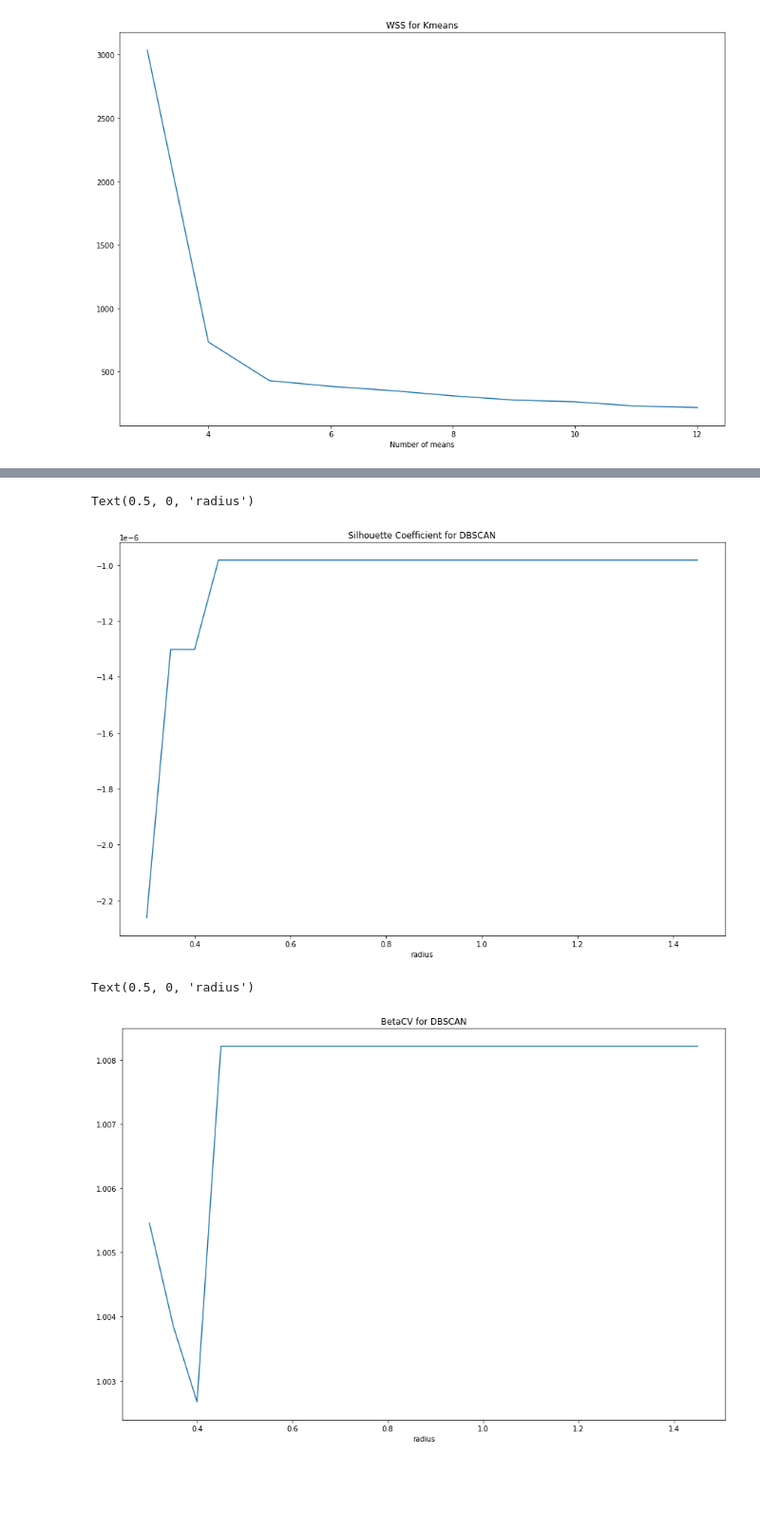
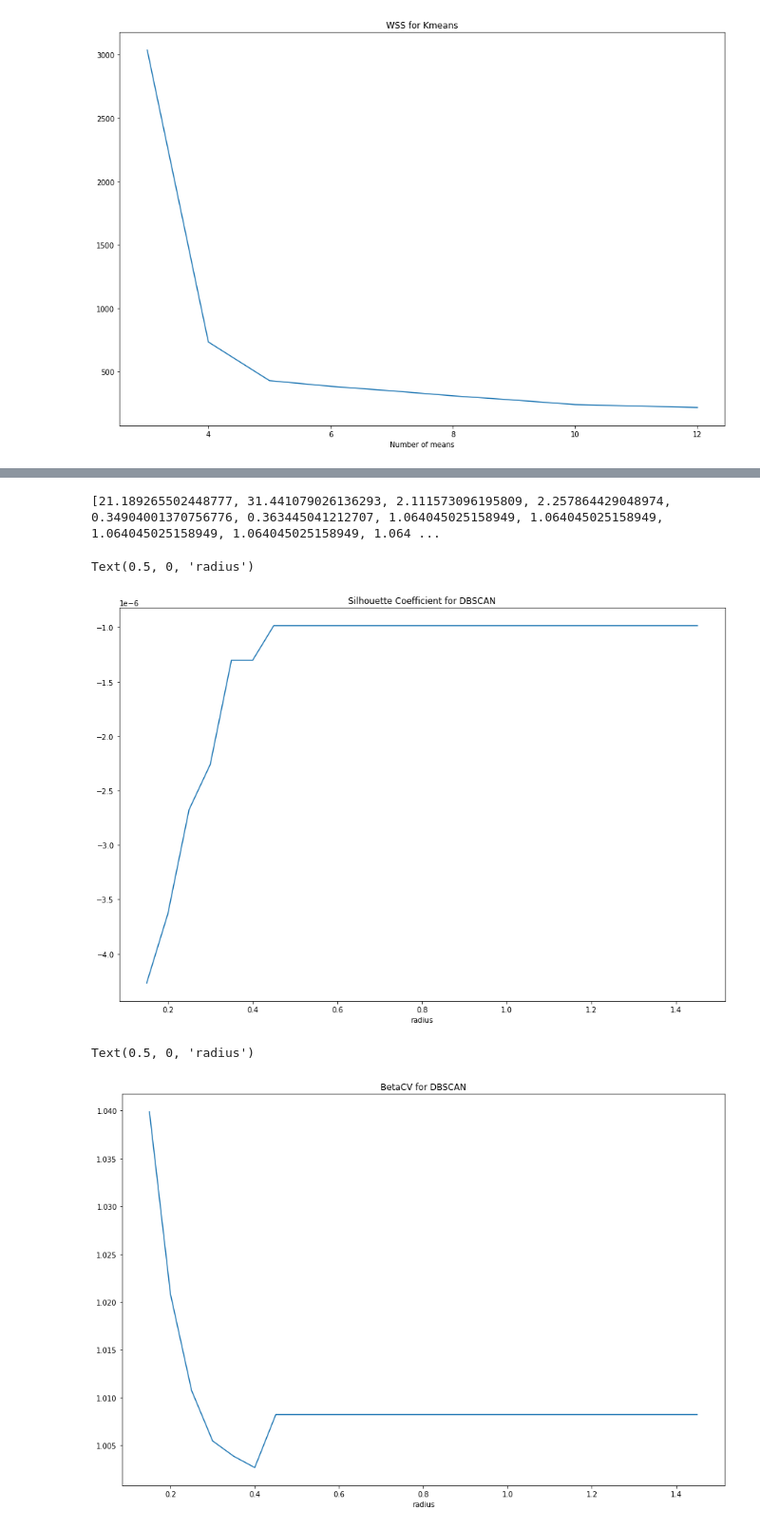
Before and after one commit to ayeletdabush/datascience, a Jupyter notebook: ClusteringEXC.ipynb, the cells around one changed output, grey strips where cells are left out. Shown at 95% size. Saved outputs shown, nothing was run; the diff lists cells and outputs as text; code cells hidden in the pictures; blank space fills up the shorter version.

```diff
--- a/ClusteringEXC.ipynb
+++ b/ClusteringEXC.ipynb
@@ -242,10 +202,21 @@ def WSS(df, cluster_idx, centroids):
+# %%
+# Calculating the centroids of clustering
+def calc_centroids(cluster_idx, df):
+    centroids = list()
+    for cluster in cluster_idx.keys():
+        center = 0
+        for point in cluster_idx[cluster]:
+            center += df.iloc[point].values
+        centroids.append(center / len(cluster_idx[cluster]))
+    return np.array(centroids)
 # %%
 # Looping over clusters
-def loop_clusters(clusters_idx, W, centroids, df, is_kmeans):
+def loop_clusters(clusters_idx, W, df, is_kmeans, centroids=list()):
     BetaCV_list = list()
     Cindex_list = list()
     SC_list = list()
     WSS_list = list()
+    DB_list = list()
     count = 0
     for idx in clusters_idx:
         Win, Wout, Nin, Nout, Wmin, Wmax, SC = Internal_calc(idx, W)
@@ -254,5 +225,10 @@ def loop_clusters(clusters_idx, W, centroids, df, is_kmeans):
         SC_list.append(SC)
         if is_kmeans:
             WSS_list.append(WSS(df, idx, centroids[count]))
+            DB_list.append(DB(df, idx, centroids[count]))
+        else:
+            centroids = calc_centroids(idx, df)
+            WSS_list.append(WSS(df, idx, centroids))
+            DB_list.append(DB(df, idx, centroids))
         count += 1
-    return BetaCV_list, Cindex_list, SC_list, WSS_list
+    return BetaCV_list, Cindex_list, SC_list, WSS_list, DB_list
@@ -294,0 +298,6 @@ Text(0.5, 0, 'Number of means')
+# %%
+l_dbscan = 3
+u_dbscan = 30
+dbscan_clusters = DBSCAN_data(principalComponents, l_dbscan, u_dbscan)
+r_list = [0.05 * i for i in range(l_dbscan, u_dbscan)]
+dbscan_clusters
@@ -295,15 +318,20 @@ Text(0.5, 0, 'Number of means')
+# %%
+dbscan_clusters_idx = index_clusters(dbscan_clusters)
+BetaCV_l_dbscan, Cindex_l_dbscan, SC_l_dbscan, WSS_l_dbscan, DB_l_dbscan = loop_clusters(dbscan_clusters_idx, DistMatrix, principalComponents, False)
+# %% [output]
+[21.189265502448777, 31.441079026136293, 2.111573096195809, 2.257864429048974, 0.34904001370756776, 0.363445041212707, 1.064045025158949, 1.064045025158949, 1.064045025158949, 1.064045025158949, 1.064 ...
 # %%
-plt.plot(r_list, SC_list_dbscan)
+plt.plot(r_list, SC_l_dbscan)
 plt.title('Silhouette Coefficient for DBSCAN')
 plt.xlabel('radius')
 # %% [output]
 Text(0.5, 0, 'radius')
-[figure, old version]
+[figure, new version]
 # %%
-plt.plot(r_list, BetaCV_list_dbscan)
+plt.plot(r_list, BetaCV_l_dbscan)
 plt.title('BetaCV for DBSCAN')
 plt.xlabel('radius')
 # %% [output]
 Text(0.5, 0, 'radius')
-[figure, old version]
+[figure, new version]
 # %%
```
Also changed, not shown: parts of 24 cells of this notebook.
